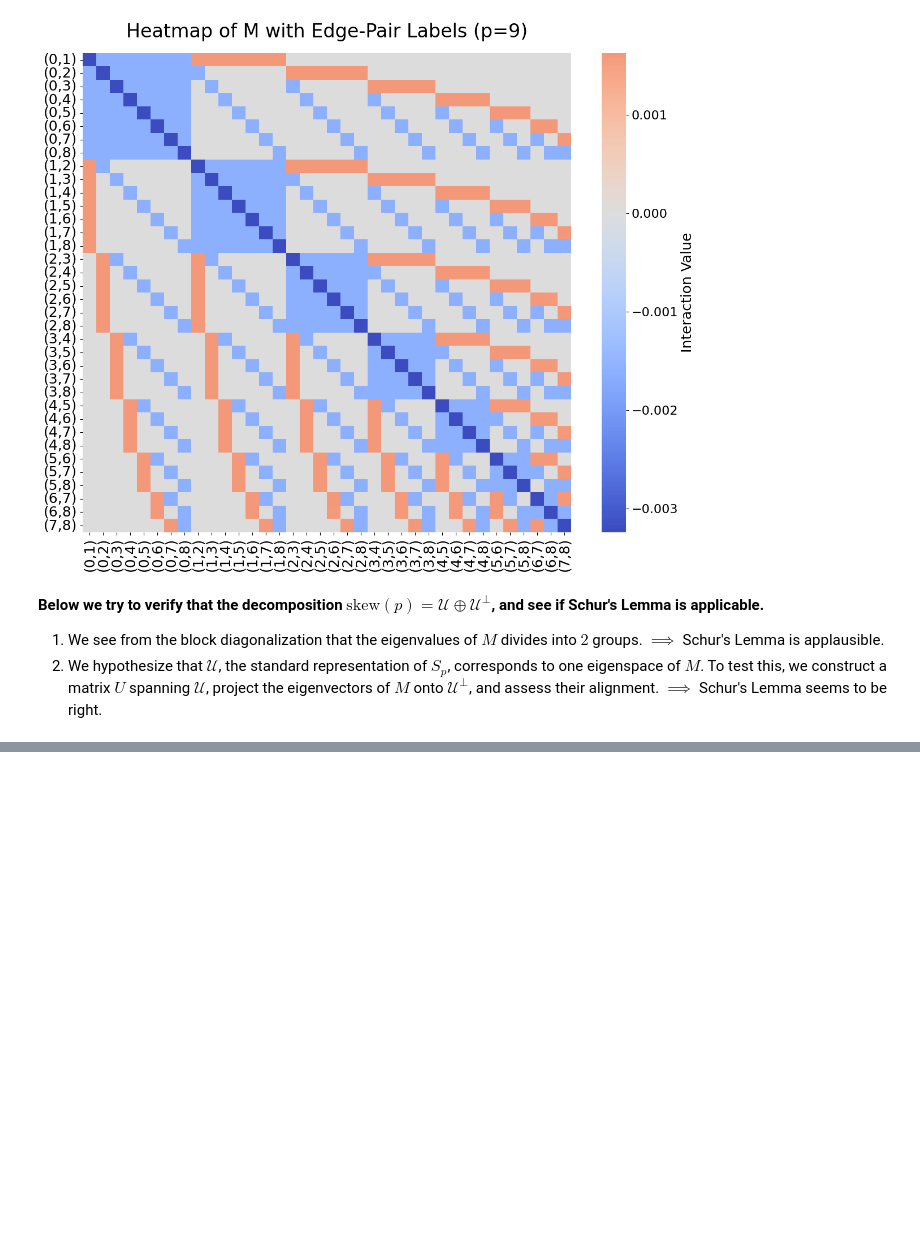
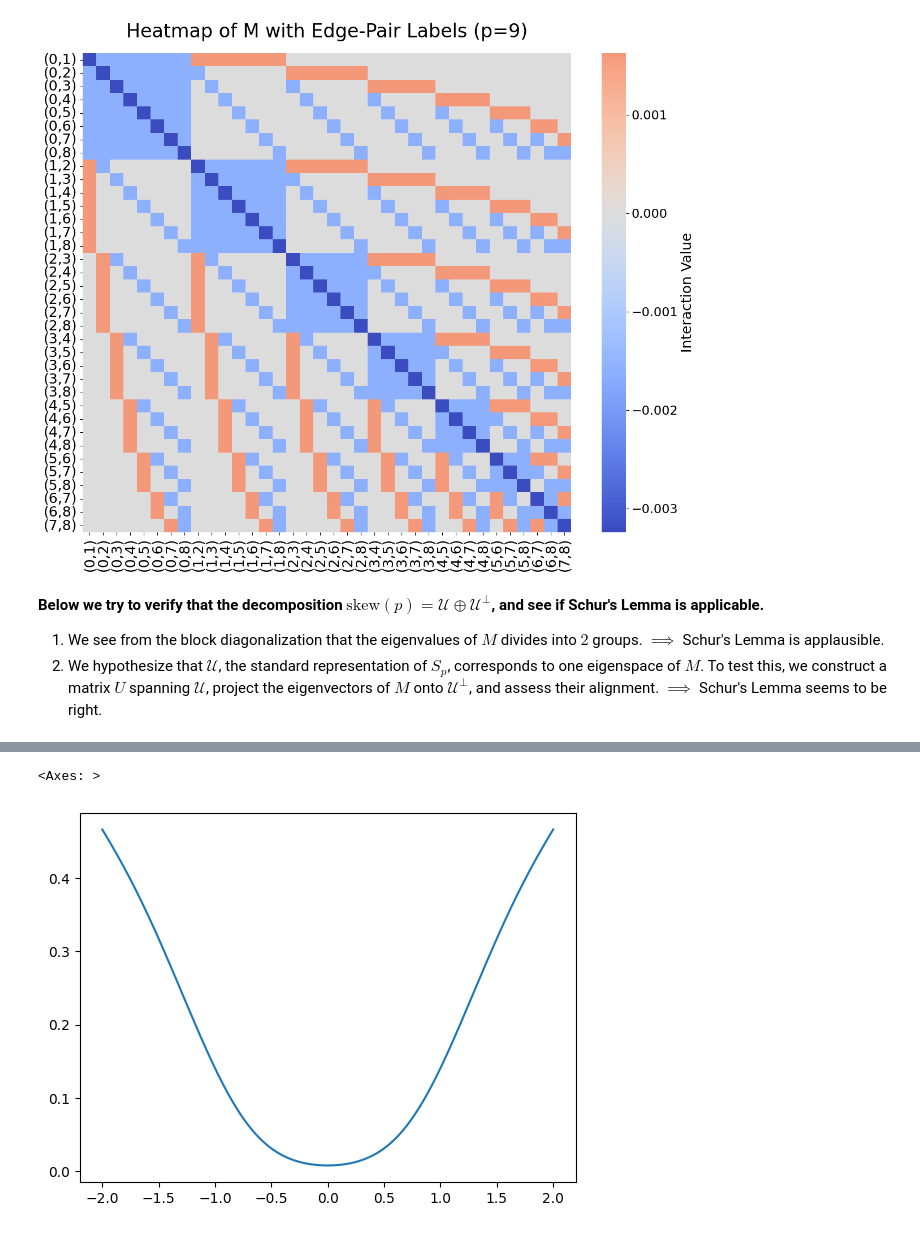
Before and after one commit to Shiwen-Yang/SCOPE, a Jupyter notebook: R_Hess_properties.ipynb, the cells around one changed output, grey strips where cells are left out. Cells and saved outputs as stored; diff of their text form; code cells hidden in the pictures; blank space fills up the shorter version.

```diff
--- a/R_Hess_properties.ipynb
+++ b/R_Hess_properties.ipynb
@@ -147,0 +214,48 @@ Residuals of Q_top outside skew-flow space: tensor([0.9651, 0.9990, 0.9376, 0.99
+# %%
+from src.utils import RotationHandler
+from torch.autograd.functional import hessian, jacobian
+
+def mollified_nonneg_simplex_core(x, sigma):
+    """
+    Smooth version of the ReLU simplex loss using smoothed ReLU.
+
+    Args:
+        x: (n, p) tensor
+        sigma: smoothing parameter (float or tensor)
+
+    Returns:
+        Tensor of shape (n,) with smoothed loss values
+    """
+    if x.ndim == 1:
+        x = x.unsqueeze(0)
+
+    n, p = x.shape
+    sigma = torch.as_tensor(sigma, dtype=x.dtype, device=x.device)
+    p = torch.tensor(p, device=x.device)
+
+    # Negative entries penalty
+    neg_part = LF.smoothed_relu(-x, sigma).sum(dim=1)
+
+    return neg_part
+
+
+
+def loss_wrt_theta(theta):
+    RH = RotationHandler()
+    rotate = RH.rotate
+
+    rotated_X = rotate(Y[:, :2].to("cuda"), theta)
+    loss = mollified_nonneg_simplex_core(rotated_X, 0.2)
+    loss = torch.mean(loss)
+    return(loss)
+# %%
+theta = torch.linspace(-2, 2, 2000)
+theta_loss = []
+for t in theta:
+    theta_loss.append(loss_wrt_theta(t))
+theta_loss = torch.stack(theta_loss)
+
+sns.lineplot(x = theta.cpu().numpy(), y = theta_loss.cpu().numpy())
+# %% [output]
+<Axes: >
+[figure, added]
```
Also changed, not shown: parts of 13 cells of this notebook, 1 other file.
